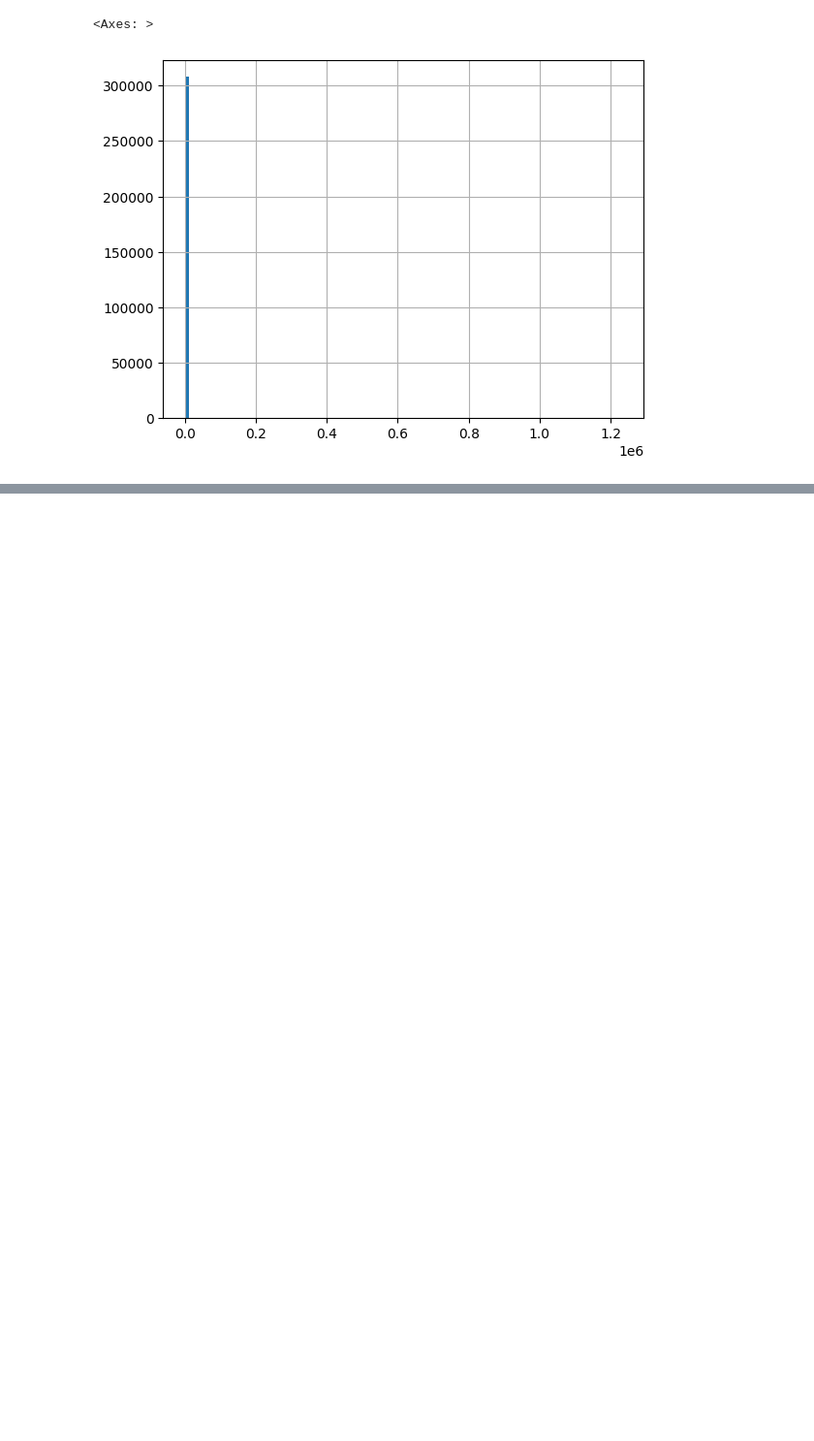
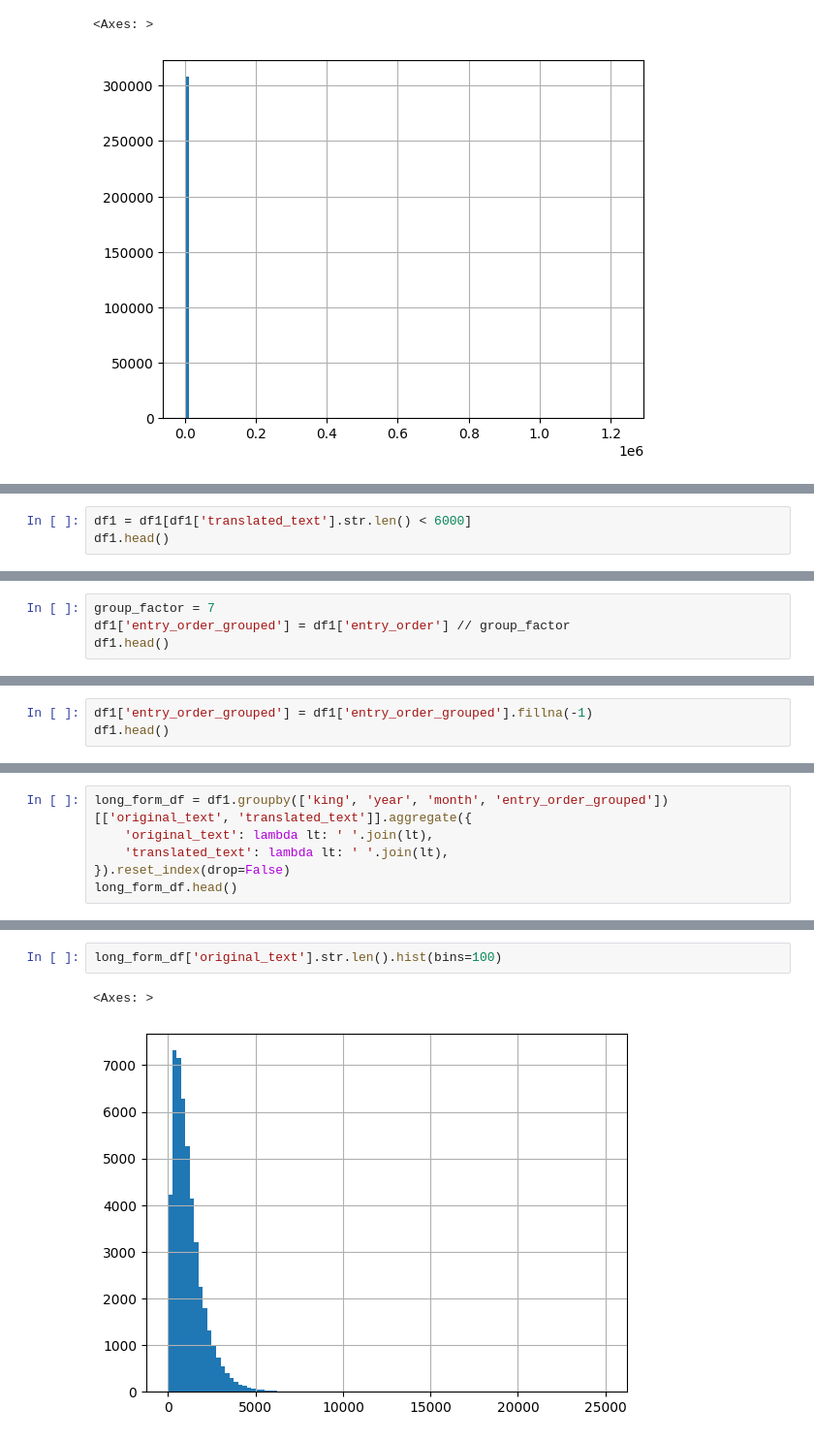
Before and after one commit to SOL1archive/ancient-document-LLM, a Jupyter notebook: data-view.ipynb, the cells around one changed output, grey strips where cells are left out. Shown: that part at 97% size. Cells and saved outputs as stored; diff of their text form; blank space fills up the shorter version.

```diff
--- a/data-view.ipynb
+++ b/data-view.ipynb
@@ -113,0 +142,3 @@ df1['translated_text'].str.len().hist(bins=100)
+# %%
+df1 = df1[df1['translated_text'].str.len() < 6000]
+df1.head()
@@ -113,0 +176,4 @@ df1['translated_text'].str.len().hist(bins=100)
+# %%
+group_factor = 7
+df1['entry_order_grouped'] = df1['entry_order'] // group_factor
+df1.head()
@@ -113,0 +195,3 @@ df1['translated_text'].str.len().hist(bins=100)
+# %%
+df1['entry_order_grouped'] = df1['entry_order_grouped'].fillna(-1)
+df1.head()
@@ -113,0 +205,6 @@ df1['translated_text'].str.len().hist(bins=100)
+# %%
+long_form_df = df1.groupby(['king', 'year', 'month', 'entry_order_grouped'])[['original_text', 'translated_text']].aggregate({
+    'original_text': lambda lt: ' '.join(lt),
+    'translated_text': lambda lt: ' '.join(lt),
+}).reset_index(drop=False)
+long_form_df.head()
@@ -113,0 +230,5 @@ df1['translated_text'].str.len().hist(bins=100)
+# %%
+long_form_df['original_text'].str.len().hist(bins=100)
+# %% [output]
+<Axes: >
+[figure, added]
```
Also changed, not shown: parts of 27 cells of this notebook, 4 other files.
